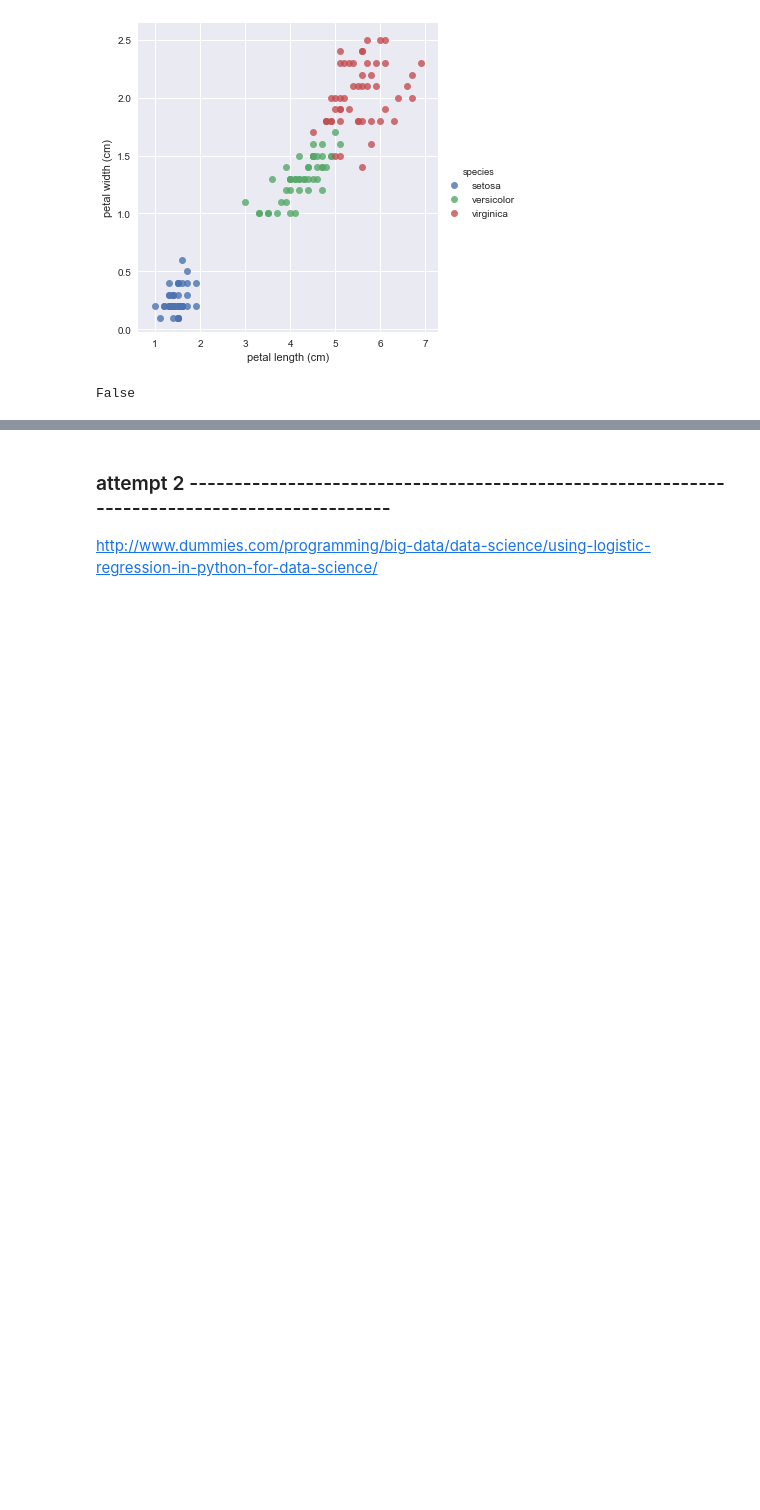
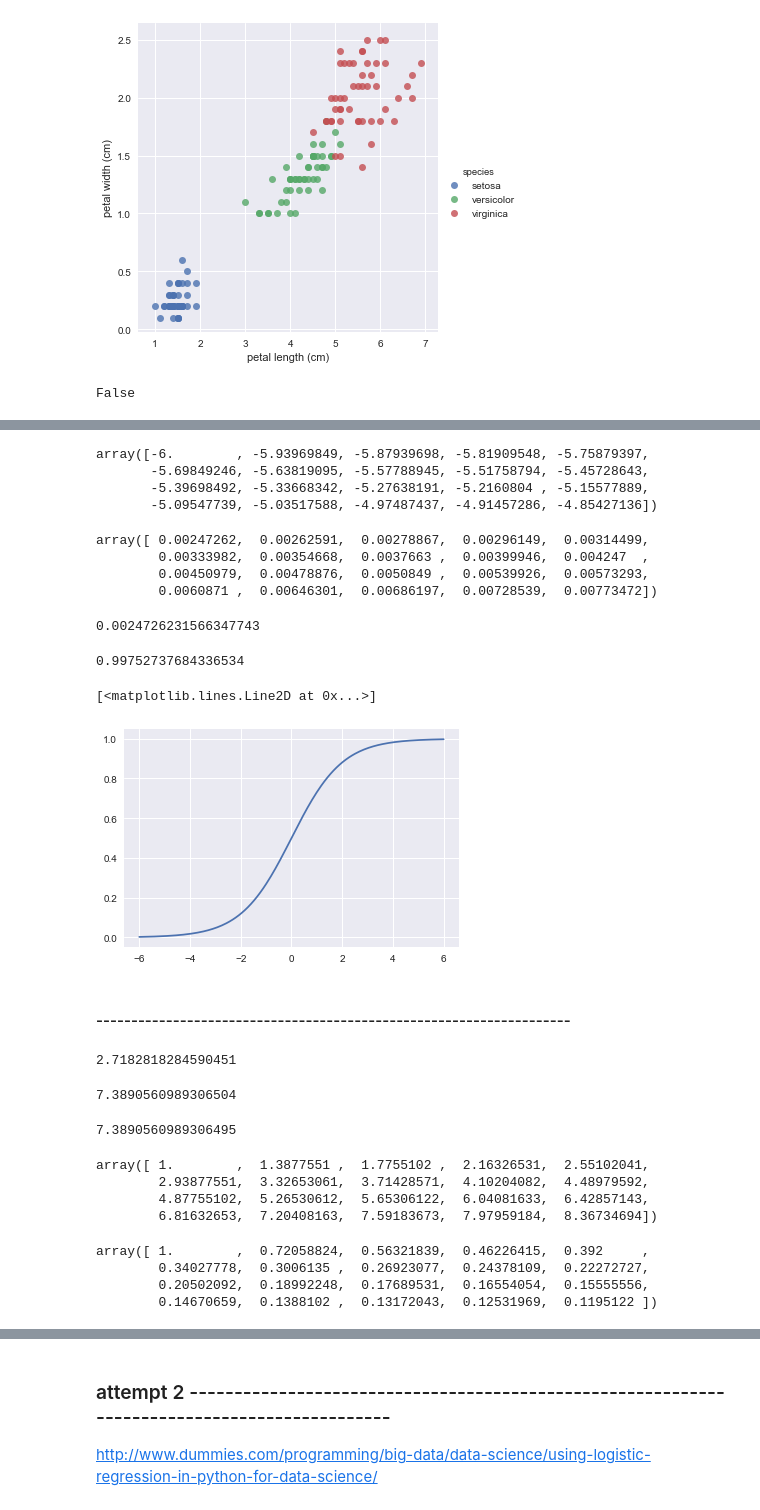
Before and after one commit to blindseth/dadata, a Jupyter notebook: theloglady.ipynb, the cells around one changed output, grey strips where cells are left out. Drawn from its saved outputs; the diff is of its cells as text; code cells hidden in the pictures; blank space fills up the shorter version.

```diff
--- a/theloglady.ipynb
+++ b/theloglady.ipynb
@@ -101,0 +110,63 @@ False
+# %%
+x=np.linspace(-6,6,200) # 200 evenly spaced numbers from -6 to 6
+y=1/(1+np.exp(-x))
+# %%
+x[:20]
+# %% [output]
+array([-6.        , -5.93969849, -5.87939698, -5.81909548, -5.75879397,
+       -5.69849246, -5.63819095, -5.57788945, -5.51758794, -5.45728643,
+       -5.39698492, -5.33668342, -5.27638191, -5.2160804 , -5.15577889,
+       -5.09547739, -5.03517588, -4.97487437, -4.91457286, -4.85427136])
+# %%
+y[:20]
+# %% [output]
+array([ 0.00247262,  0.00262591,  0.00278867,  0.00296149,  0.00314499,
+        0.00333982,  0.00354668,  0.0037663 ,  0.00399946,  0.004247  ,
+        0.00450979,  0.00478876,  0.0050849 ,  0.00539926,  0.00573293,
+        0.0060871 ,  0.00646301,  0.00686197,  0.00728539,  0.00773472])
+# %%
+y[0]
+# %% [output]
+0.0024726231566347743
+# %%
+y[y.shape[0]-1]
+# %% [output]
+0.99752737684336534
+# %%
+plt.figure()
+plt.plot(x,y)
+# plt.grid(True)
+# plt.show()
+# %% [output]
+[<matplotlib.lines.Line2D at 0x...>]
+[figure, added]
+# %% [markdown]
+#### --------------------------------------------------------------------
+# %%
+np.exp(1) # Euler's number
+# %% [output]
+2.7182818284590451
+# %%
+np.exp(2)
+# %% [output]
+7.3890560989306504
+# %%
+2.7182818284590451 * 2.7182818284590451
+# %% [output]
+7.3890560989306495
+# %%
+x=np.linspace(1,20,50)
+x[:20]
+# %% [output]
+array([ 1.        ,  1.3877551 ,  1.7755102 ,  2.16326531,  2.55102041,
+        2.93877551,  3.32653061,  3.71428571,  4.10204082,  4.48979592,
+        4.87755102,  5.26530612,  5.65306122,  6.04081633,  6.42857143,
+        6.81632653,  7.20408163,  7.59183673,  7.97959184,  8.36734694])
+# %%
+y=1/x
+y[:20]
+# %% [output]
+array([ 1.        ,  0.72058824,  0.56321839,  0.46226415,  0.392     ,
+        0.34027778,  0.3006135 ,  0.26923077,  0.24378109,  0.22272727,
+        0.20502092,  0.18992248,  0.17689531,  0.16554054,  0.15555556,
+        0.14670659,  0.1388102 ,  0.13172043,  0.12531969,  0.1195122 ])
```
Also changed, not shown: parts of 3 cells of this notebook.
